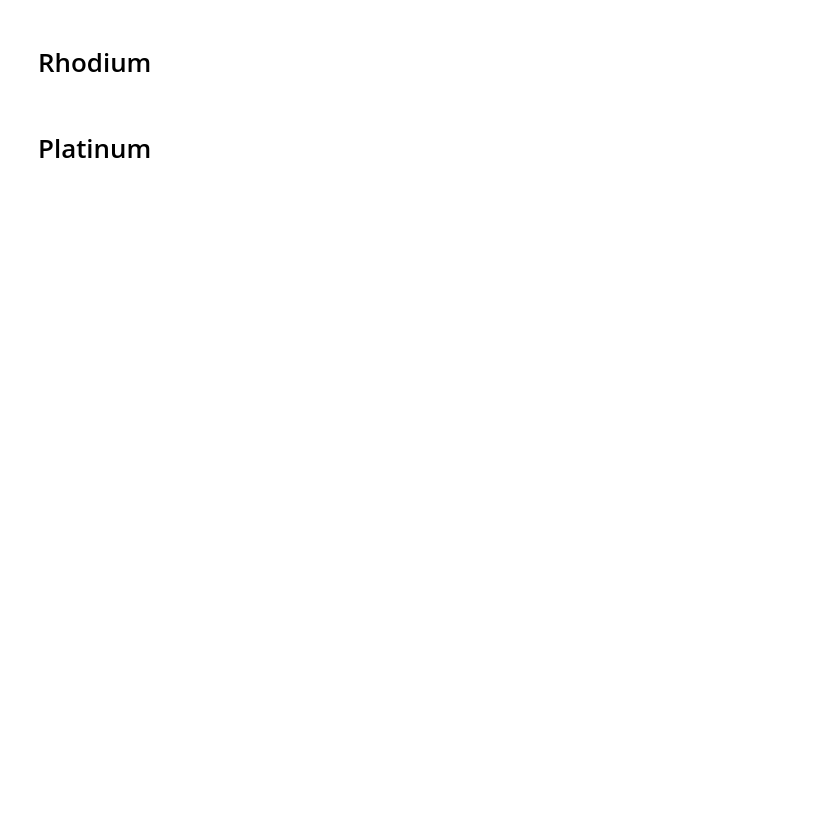
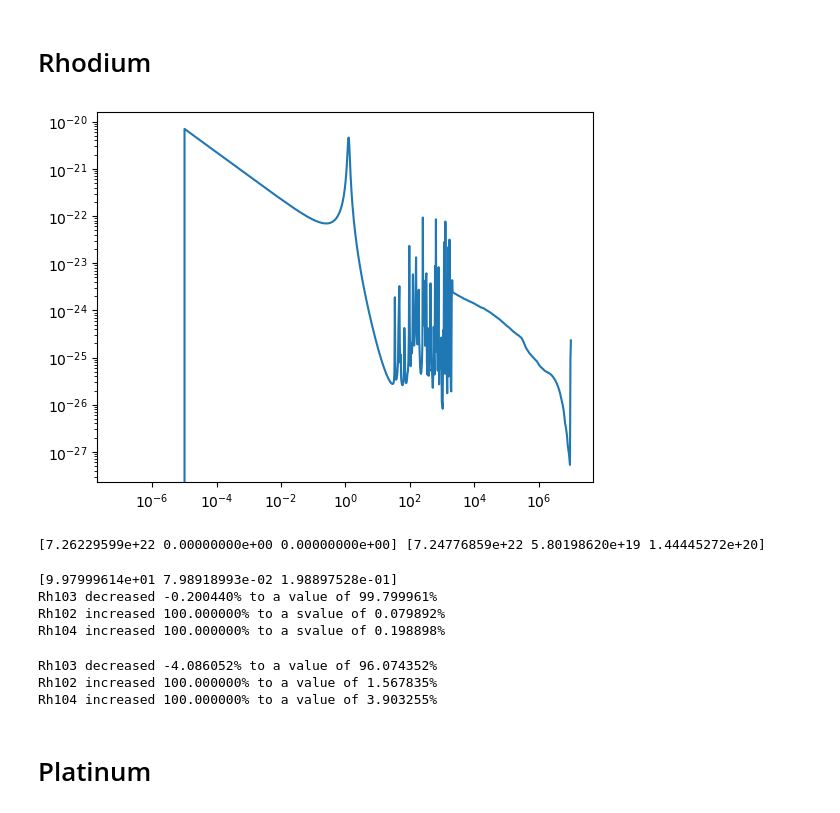
Before and after one commit to tcsousa99/Transmutation-ITER, a Jupyter notebook: pt-transmutation.ipynb, the cells around one changed output. Saved outputs shown, nothing was run; the diff lists cells and outputs as text; code cells hidden in the pictures; blank space fills up the shorter version.

```diff
--- a/pt-transmutation.ipynb
+++ b/pt-transmutation.ipynb
@@ -174,0 +373,7 @@ These first three parameters can overstimate the number of reactions. In general
+# %%
+plt.plot(energy_test, Rh103_total(energy_test))
+plt.yscale('log')
+plt.xscale('log')
+plt.show()
+# %% [output]
+[figure, added]
@@ -175,2 +393,36 @@ These first three parameters can overstimate the number of reactions. In general
+# %%
+print(init_solution_fpy, final_solution_fpy)
+# %% [output]
+[7.26229599e+22 0.00000000e+00 0.00000000e+00] [7.24776859e+22 5.80198620e+19 1.44445272e+20]
+# %%
+total_nuclei = np.sum(init_solution_fpy)
+change_fpy = final_solution_fpy*100/total_nuclei
+print(change_fpy)
+variation_fpy = (final_solution_fpy-initial_conditions)*100/final_solution_fpy
+for name,change,variation in zip(nuclei_names_Rh, change_fpy, variation_fpy):
+    if variation > 0:
+        print('{} increased {v:.6f}% to a svalue of {c:.6f}%'.format(name, v=variation, c=change))
+    else:
+        print('{} decreased {v:.6f}% to a value of {c:.6f}%'.format(name,v=variation, c=change))
+# %% [output]
+[9.97999614e+01 7.98918993e-02 1.98897528e-01]
+Rh103 decreased -0.200440% to a value of 99.799961%
+Rh102 increased 100.000000% to a svalue of 0.079892%
+Rh104 increased 100.000000% to a svalue of 0.198898%
+# %%
+total_nuclei = np.sum(init_solution_fpy_full)
+change_fpy_full = final_solution_fpy_full*100/total_nuclei
+variation_fpy_full = (final_solution_fpy_full-initial_conditions)*100/final_solution_fpy_full
+
+
+for name,change,variation in zip(nuclei_names_Rh, change_fpy_full, variation_fpy_full):
+    if variation > 0:
+        print('{} increased {v:.6f}% to a value of {c:.6f}%'.format(name, v=variation, c=change))
+    else:
+        print('{} decreased {v:.6f}% to a value of {c:.6f}%'.format(name,v=variation, c=change))
+# %% [output]
+Rh103 decreased -4.086052% to a value of 96.074352%
+Rh102 increased 100.000000% to a value of 1.567835%
+Rh104 increased 100.000000% to a value of 3.903255%
 # %% [markdown]
 # Platinum
```
Also changed, not shown: parts of 25 cells of this notebook, 2 other files.
